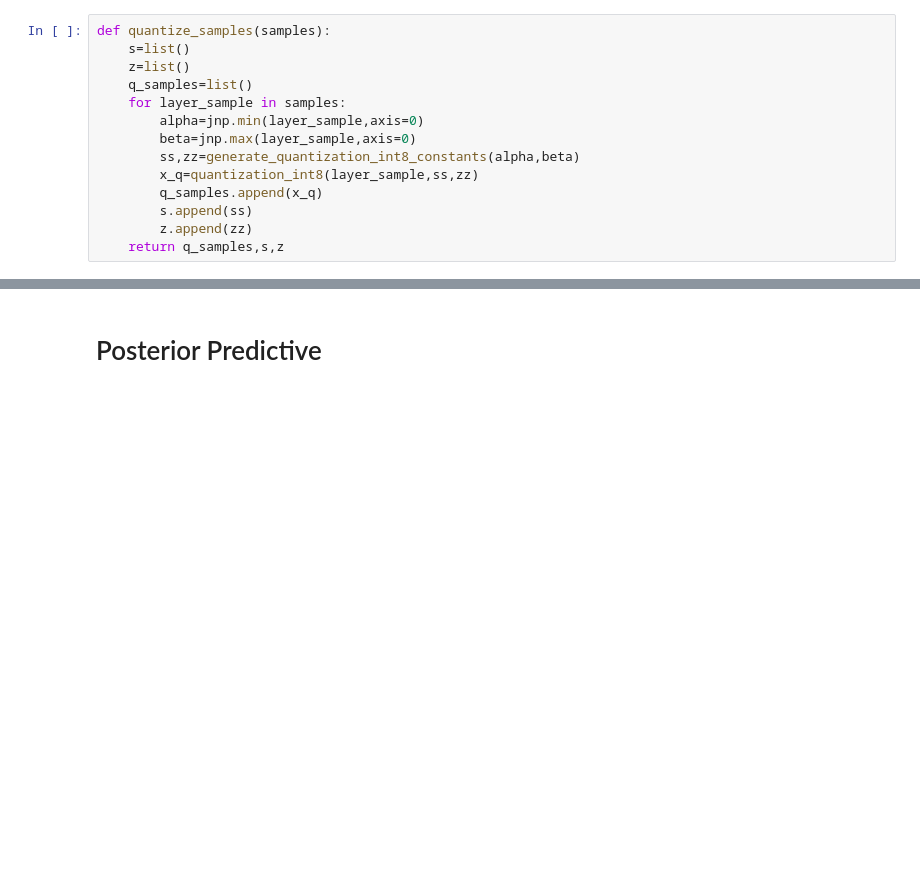
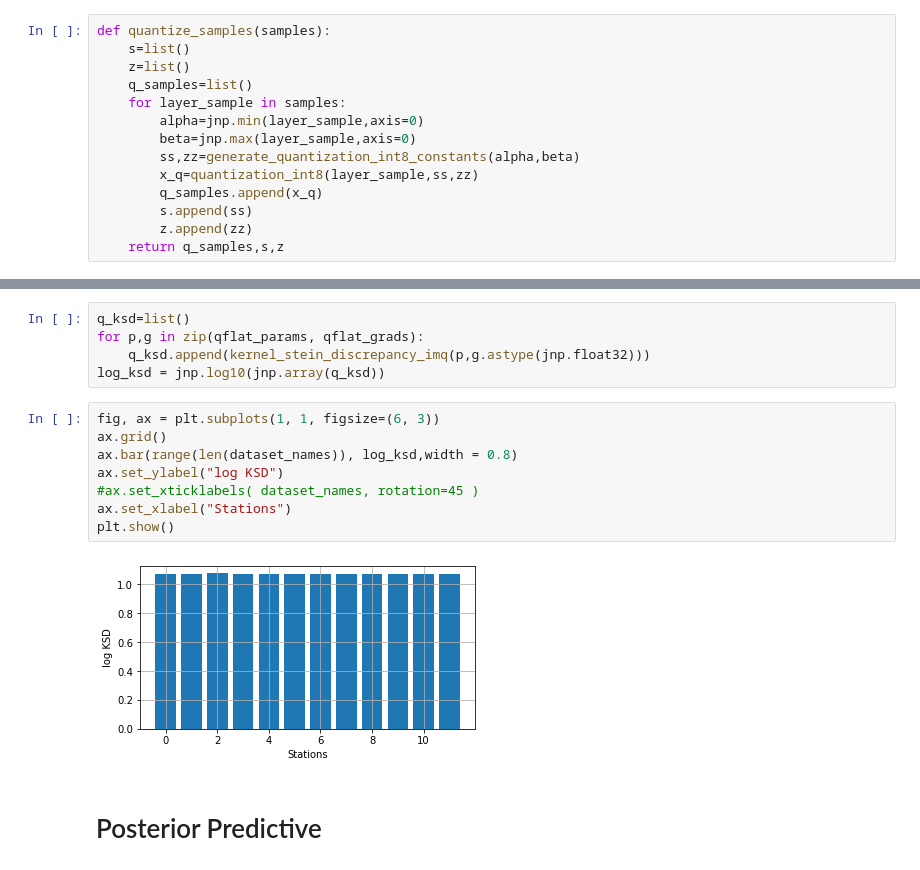
Before and after one commit to shernandez-ucm/trax, a Jupyter notebook: beijing_multi_site.ipynb, the cells around one changed output, grey strips where cells are left out. Cells and saved outputs as stored; diff of their text form; blank space fills up the shorter version.

```diff
--- a/beijing_multi_site.ipynb
+++ b/beijing_multi_site.ipynb
@@ -504,3 +511,18 @@ qflat_grads=jnp.stack(qflat_grads,axis=1)
+# %%
+q_ksd=list()
+for p,g in zip(qflat_params, qflat_grads):
+    q_ksd.append(kernel_stein_discrepancy_imq(p,g.astype(jnp.float32)))
+log_ksd = jnp.log10(jnp.array(q_ksd))
+# %%
+fig, ax = plt.subplots(1, 1, figsize=(6, 3))
+ax.grid()
+ax.bar(range(len(dataset_names)), log_ksd,width = 0.8)
+ax.set_ylabel("log KSD")
+#ax.set_xticklabels( dataset_names, rotation=45 )
+ax.set_xlabel("Stations")
+plt.show()
+# %% [output]
+[figure, added]
 # %% [markdown]
 # Posterior Predictive
 # %%
```
Also changed, not shown: parts of 29 cells of this notebook, 1 other file.
